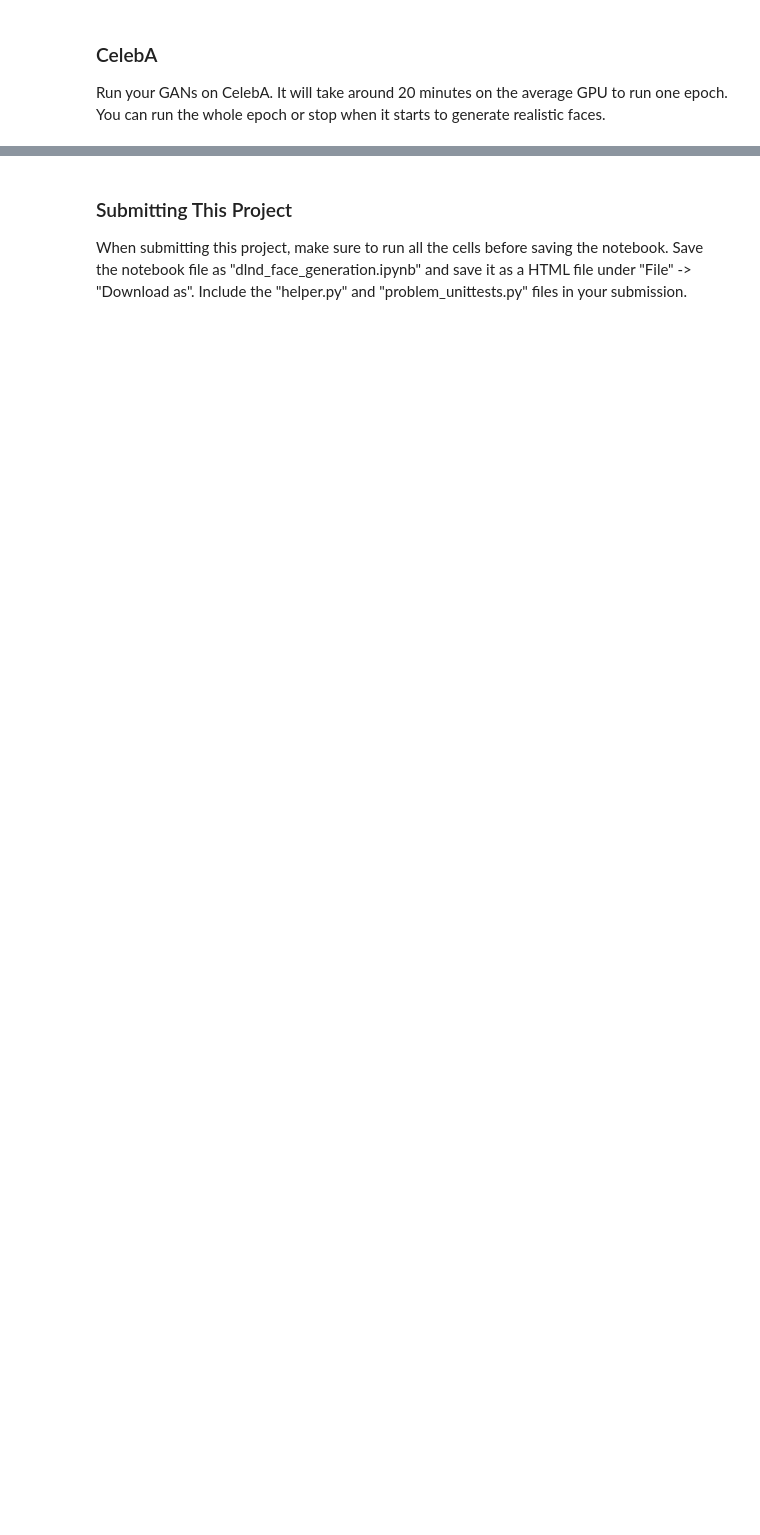
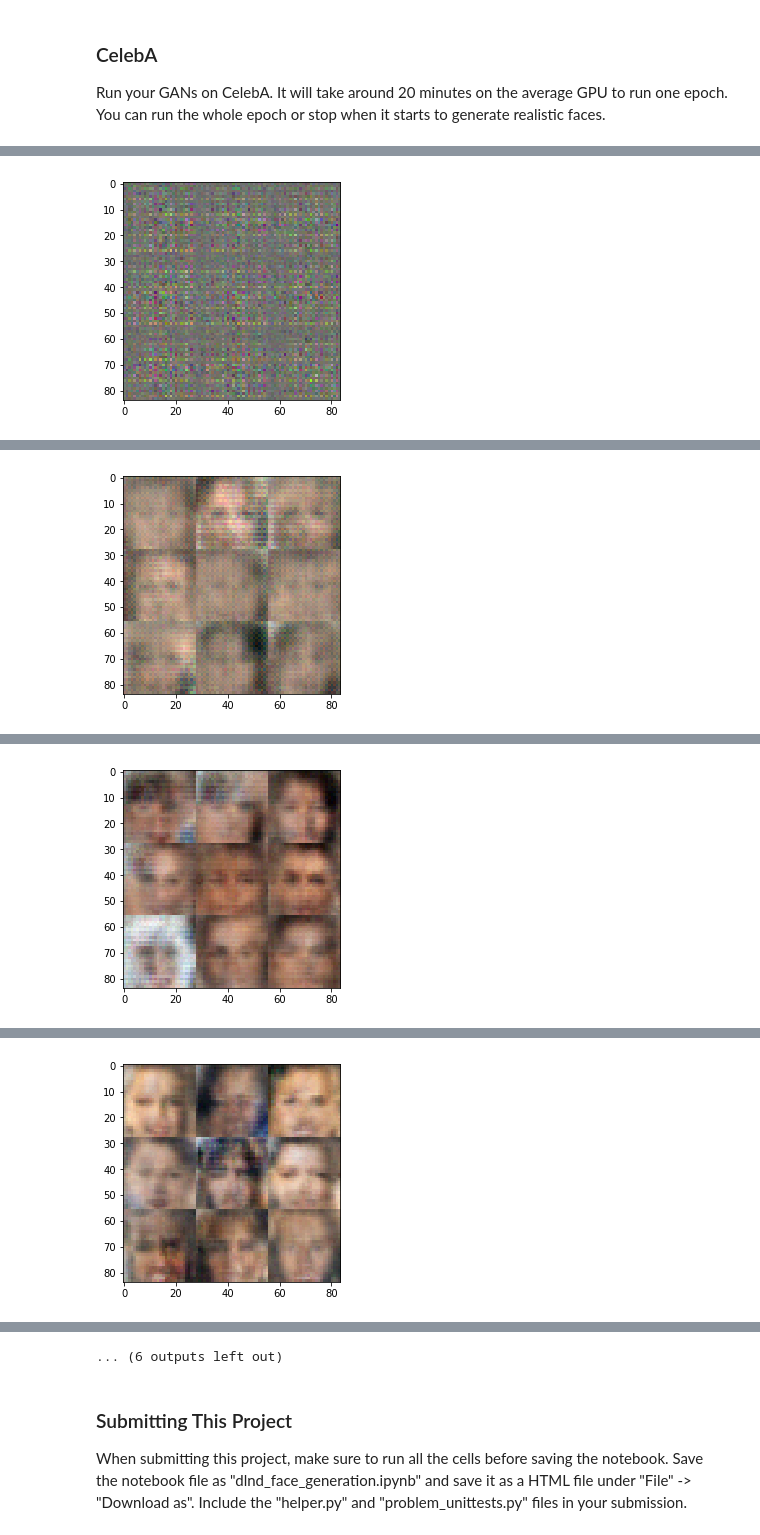
Before and after one commit to bryantravissmith/GAN---Face-Generations, a Jupyter notebook: dlnd_face_generation.ipynb, the cells around one changed output, grey strips where cells are left out. Drawn from its saved outputs; the diff is of its cells as text; code cells hidden in the pictures; blank space fills up the shorter version.

```diff
--- a/dlnd_face_generation.ipynb
+++ b/dlnd_face_generation.ipynb
@@ -397,10 +414,10 @@ KeyboardInterrupt:
 ### CelebA
 Run your GANs on CelebA.  It will take around 20 minutes on the average GPU to run one epoch.  You can run the whole epoch or stop when it starts to generate realistic faces.
 # %%
-batch_size = None
-z_dim = None
-learning_rate = None
-beta1 = None
+batch_size = 256
+z_dim = 100
+learning_rate = 0.001
+beta1 = 0.1
 
 
 """
@@ -412,3 +429,4 @@ celeba_dataset = helper.Dataset('celeba', glob(os.path.join(data_dir, 'img_align
 with tf.Graph().as_default():
     train(epochs, batch_size, z_dim, learning_rate, beta1, celeba_dataset.get_batches,
           celeba_dataset.shape, celeba_dataset.image_mode)
+# %% [output]
@@ -414,0 +436 @@ with tf.Graph().as_default():
+[figure, added]
@@ -414,0 +439 @@ with tf.Graph().as_default():
+[figure, added]
@@ -414,0 +442 @@ with tf.Graph().as_default():
+[figure, added]
@@ -414,0 +445 @@ with tf.Graph().as_default():
+[figure, added]
@@ -415,3 +452,4 @@ with tf.Graph().as_default():
+... (6 outputs left out)
 # %% [markdown]
 ### Submitting This Project
 When submitting this project, make sure to run all the cells before saving the notebook. Save the notebook file as "dlnd_face_generation.ipynb" and save it as a HTML file under "File" -> "Download as". Include the "helper.py" and "problem_unittests.py" files in your submission.
```
Also changed, not shown: parts of 6 cells of this notebook, 1 other file.
